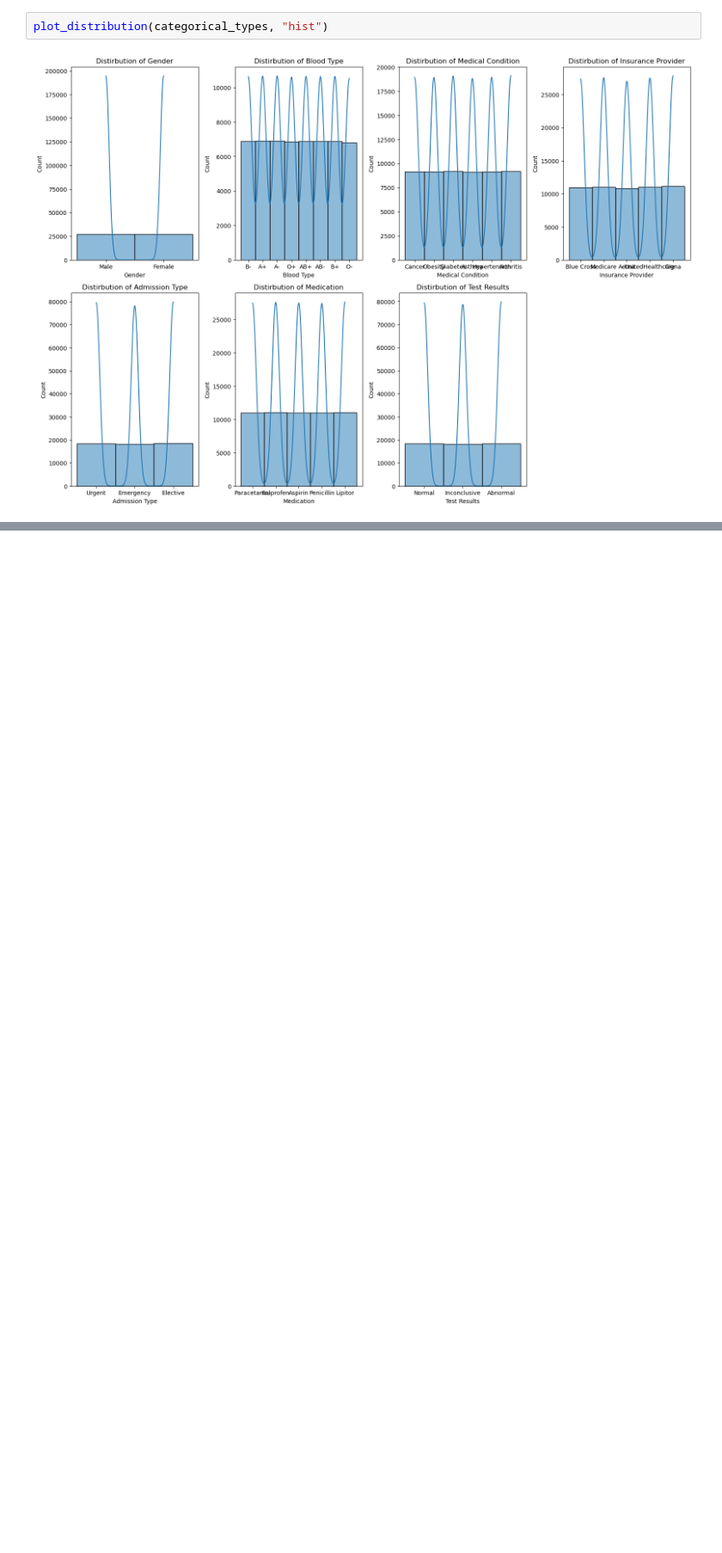
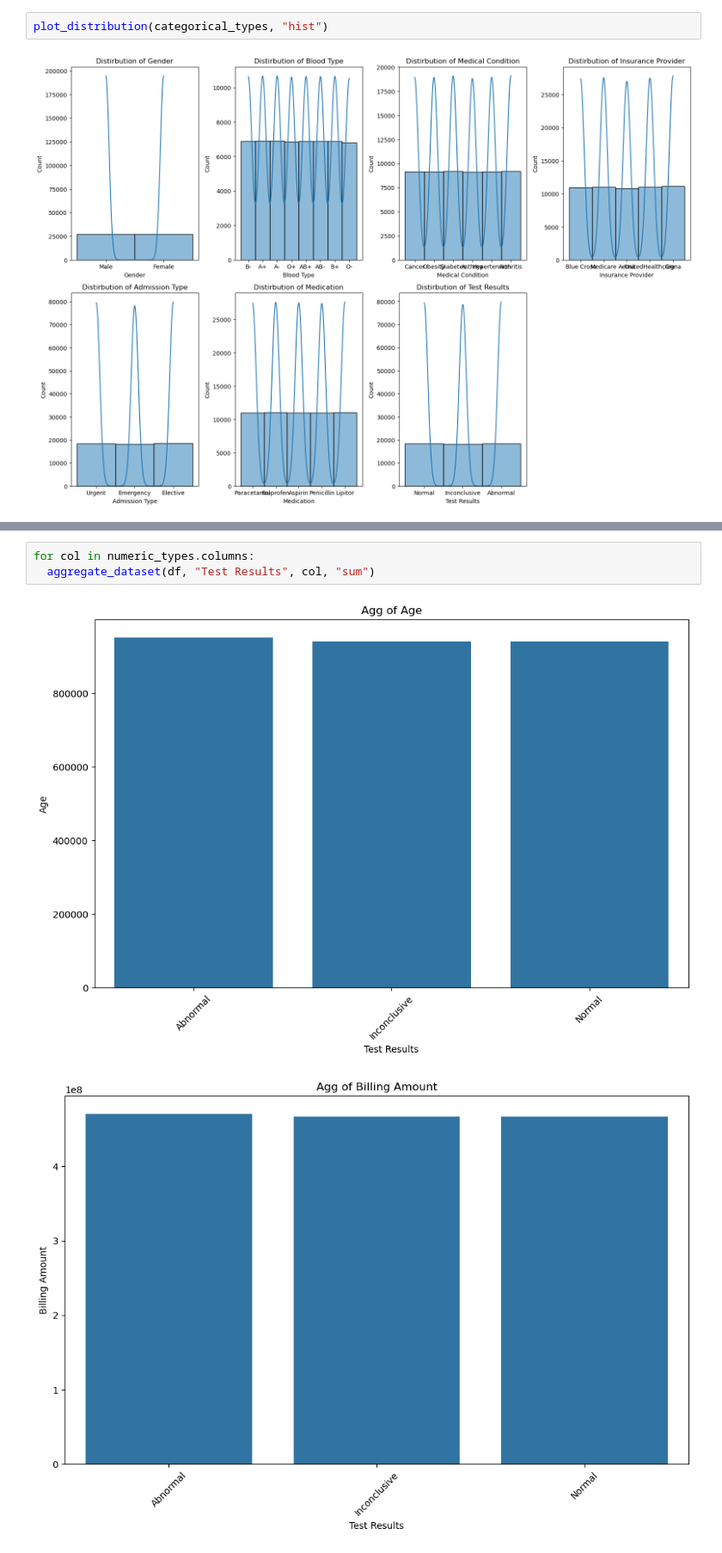
Before and after one commit to MaukanMir/Health-Care-Analysis, a Jupyter notebook: training.ipynb, the cells around one changed output, grey strips where cells are left out. Shown at 86% size. Cells and saved outputs as stored; diff of their text form; blank space fills up the shorter version.

```diff
--- a/training.ipynb
+++ b/training.ipynb
@@ -196,0 +239,6 @@ plot_distribution(categorical_types, "hist")
+# %%
+for col in numeric_types.columns:
+  aggregate_dataset(df, "Test Results", col, "sum")
+# %% [output]
+[figure, added]
+[figure, added]
```
Also changed, not shown: parts of 4 cells of this notebook.
